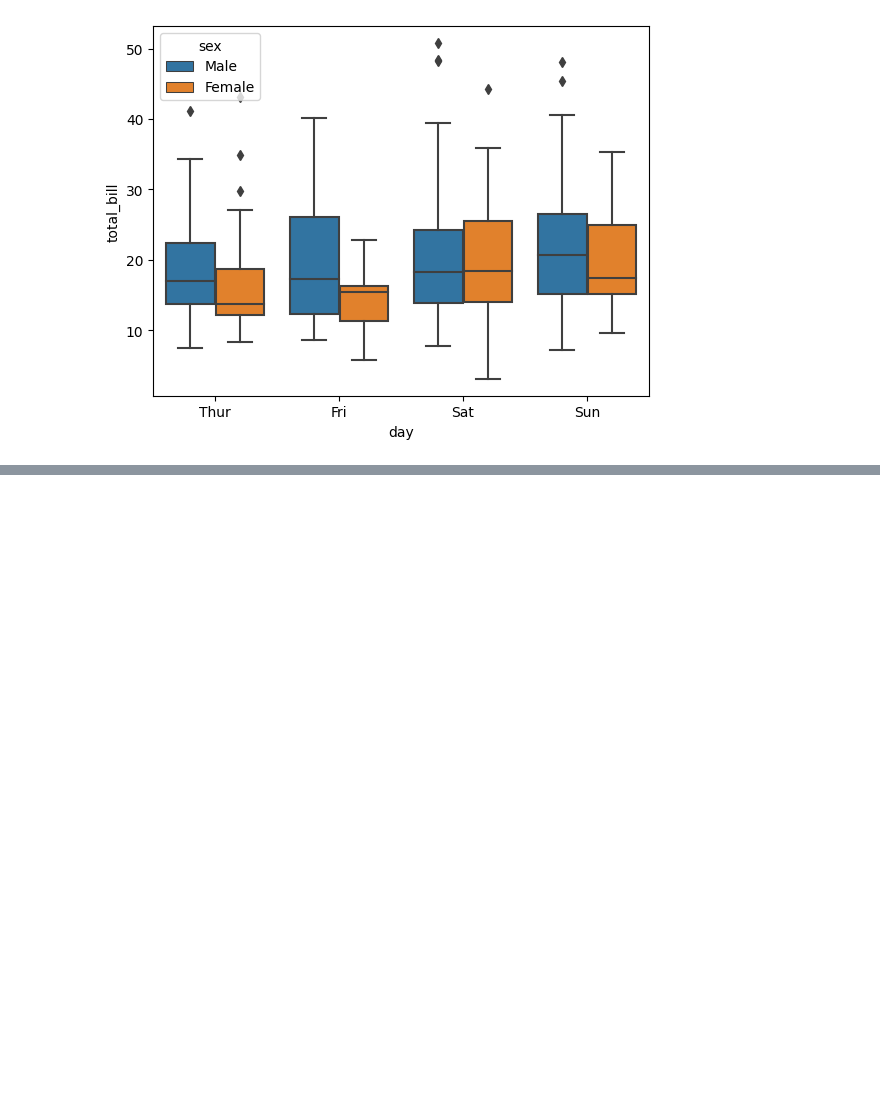
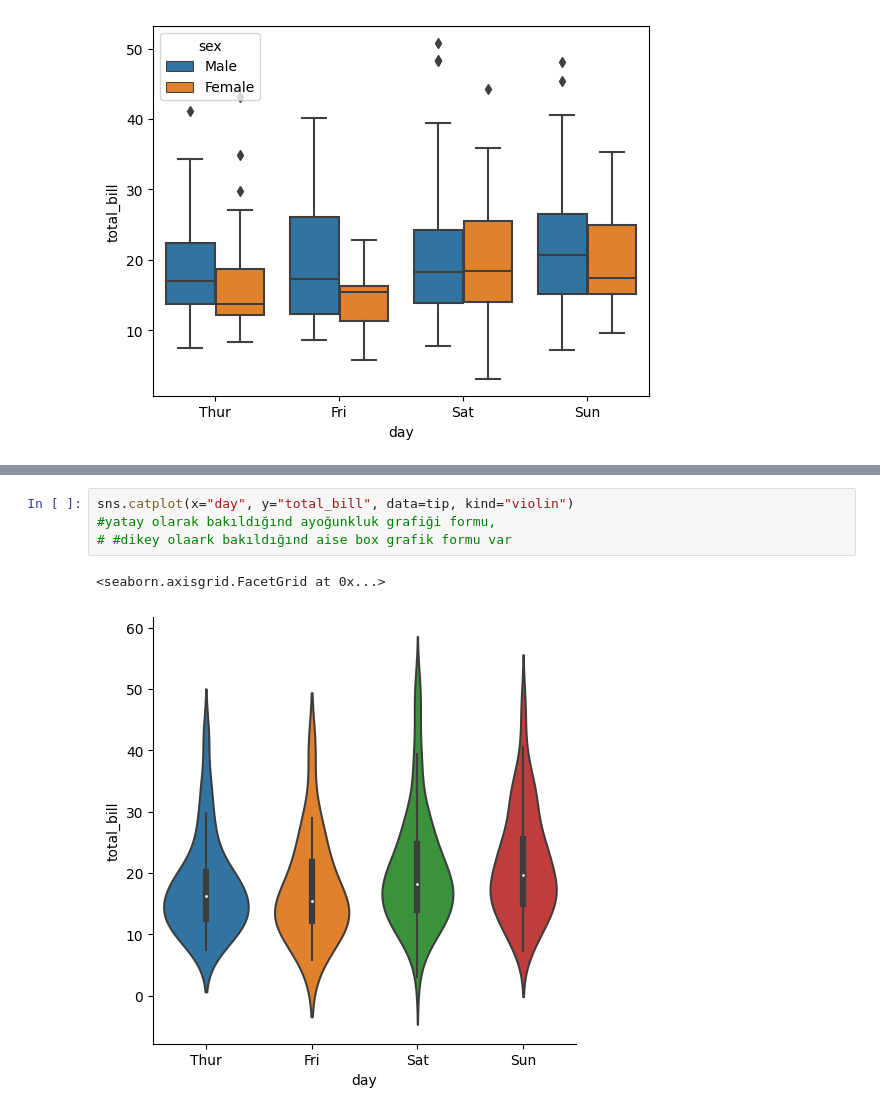
Before and after one commit to GokceSoylu/Data_Science, a Jupyter notebook: Panel Data/boxplot.ipynb, the cells around one changed output, grey strips where cells are left out. Drawn from its saved outputs; the diff is of its cells as text; blank space fills up the shorter version.

```diff
--- a/Panel Data/boxplot.ipynb
+++ b/Panel Data/boxplot.ipynb
@@ -71,0 +80,7 @@ sns.boxplot(x="day", y="total_bill", hue="sex", data=tip)
+# %%
+sns.catplot(x="day", y="total_bill", data=tip, kind="violin")
+#yatay olarak bakıldığınd ayoğunkluk grafiği formu,
+# #dikey olaark bakıldığınd aise box grafik formu var
+# %% [output]
+<seaborn.axisgrid.FacetGrid at 0x...>
+[figure, added]
```
Also changed, not shown: parts of 2 cells of this notebook.
